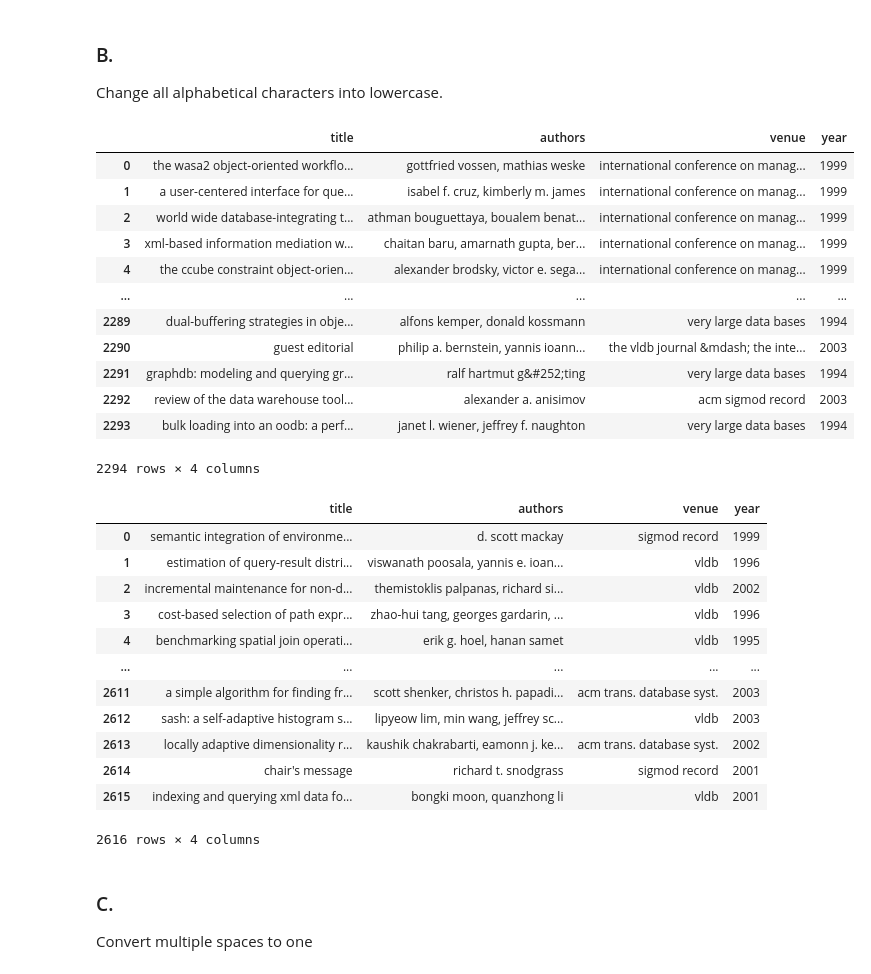
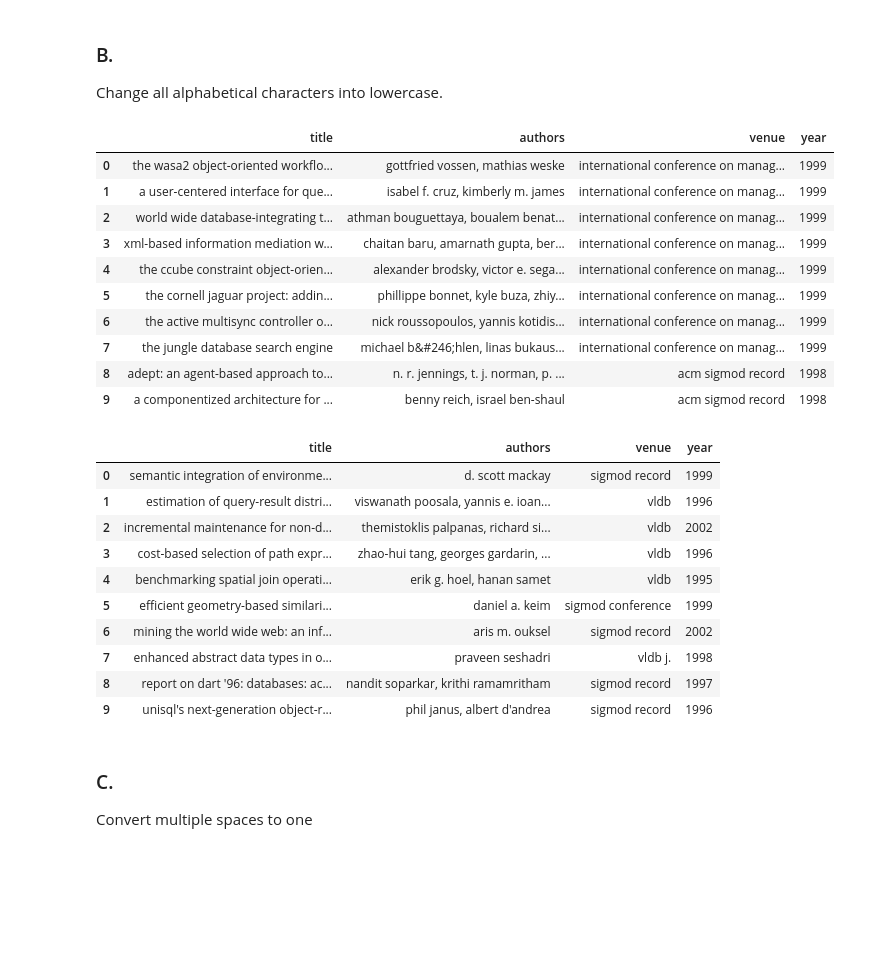
Before and after one commit to liquinto/data_warngling_assignment_2, a Jupyter notebook: Assignment 2.ipynb, the cells around one changed output. Drawn from its saved outputs; the diff is of its cells as text; code cells hidden in the pictures; blank space fills up the shorter version.

```diff
--- a/Assignment 2.ipynb
+++ b/Assignment 2.ipynb
@@ -152,23 +145,21 @@ for col in df_acm.columns:
 for col in df_dblp2.columns:
     df_dblp2[col] = df_dblp2[col].astype(str).str.lower()
 # %%
-df_acm
+df_acm[:10]
 # %% [output]
 |  | title | authors | venue | year |
 | 0 | the wasa2 object-oriented workflo... | gottfried vossen, mathias weske | international conference on manag... | 1999 |
 | 1 | a user-centered interface for que... | isabel f. cruz, kimberly m. james | international conference on manag... | 1999 |
 | 2 | world wide database-integrating t... | athman bouguettaya, boualem benat... | international conference on manag... | 1999 |
 | 3 | xml-based information mediation w... | chaitan baru, amarnath gupta, ber... | international conference on manag... | 1999 |
 | 4 | the ccube constraint object-orien... | alexander brodsky, victor e. sega... | international conference on manag... | 1999 |
-| ... | ... | ... | ... | ... |
-| 2289 | dual-buffering strategies in obje... | alfons kemper, donald kossmann | very large data bases | 1994 |
-| 2290 | guest editorial | philip a. bernstein, yannis ioann... | the vldb journal &mdash; the inte... | 2003 |
-| 2291 | graphdb: modeling and querying gr... | ralf hartmut g&#252;ting | very large data bases | 1994 |
-| 2292 | review of the data warehouse tool... | alexander a. anisimov | acm sigmod record | 2003 |
-| 2293 | bulk loading into an oodb: a perf... | janet l. wiener, jeffrey f. naughton | very large data bases | 1994 |
+| 5 | the cornell jaguar project: addin... | phillippe bonnet, kyle buza, zhiy... | international conference on manag... | 1999 |
+| 6 | the active multisync controller o... | nick roussopoulos, yannis kotidis... | international conference on manag... | 1999 |
+| 7 | the jungle database search engine | michael b&#246;hlen, linas bukaus... | international conference on manag... | 1999 |
+| 8 | adept: an agent-based approach to... | n. r. jennings, t. j. norman, p. ... | acm sigmod record | 1998 |
+| 9 | a componentized architecture for ... | benny reich, israel ben-shaul | acm sigmod record | 1998 |
-2294 rows × 4 columns
 # %%
-df_dblp2
+df_dblp2[:10]
 # %% [output]
 |  | title | authors | venue | year |
 | 0 | semantic integration of environme... | d. scott mackay | sigmod record | 1999 |
@@ -176,13 +167,11 @@ df_dblp2
 | 2 | incremental maintenance for non-d... | themistoklis palpanas, richard si... | vldb | 2002 |
 | 3 | cost-based selection of path expr... | zhao-hui tang, georges gardarin, ... | vldb | 1996 |
 | 4 | benchmarking spatial join operati... | erik g. hoel, hanan samet | vldb | 1995 |
-| ... | ... | ... | ... | ... |
-| 2611 | a simple algorithm for finding fr... | scott shenker, christos h. papadi... | acm trans. database syst. | 2003 |
-| 2612 | sash: a self-adaptive histogram s... | lipyeow lim, min wang, jeffrey sc... | vldb | 2003 |
-| 2613 | locally adaptive dimensionality r... | kaushik chakrabarti, eamonn j. ke... | acm trans. database syst. | 2002 |
-| 2614 | chair's message | richard t. snodgrass | sigmod record | 2001 |
-| 2615 | indexing and querying xml data fo... | bongki moon, quanzhong li | vldb | 2001 |
+| 5 | efficient geometry-based similari... | daniel a. keim | sigmod conference | 1999 |
+| 6 | mining the world wide web: an inf... | aris m. ouksel | sigmod record | 2002 |
+| 7 | enhanced abstract data types in o... | praveen seshadri | vldb j. | 1998 |
+| 8 | report on dart '96: databases: ac... | nandit soparkar, krithi ramamritham | sigmod record | 1997 |
+| 9 | unisql's next-generation object-r... | phil janus, albert d'andrea | sigmod record | 1996 |
-2616 rows × 4 columns
 # %% [markdown]
 ### C.
 
```
Also changed, not shown: parts of 38 cells of this notebook.
